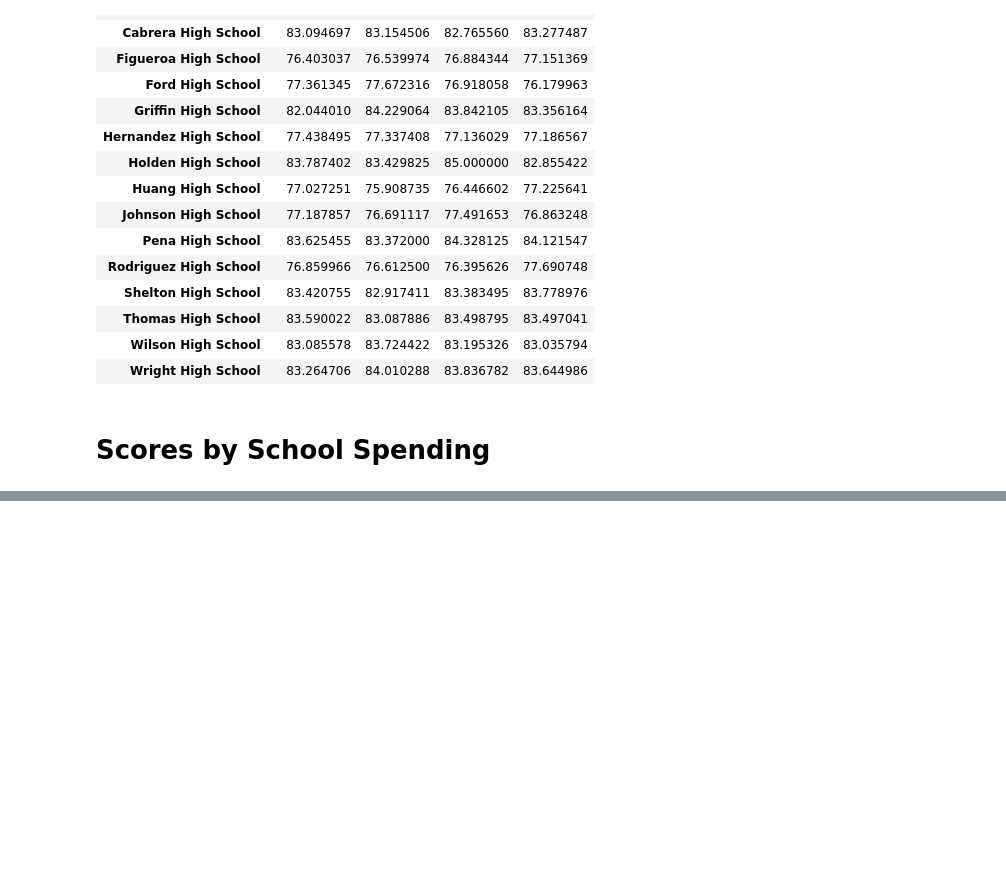
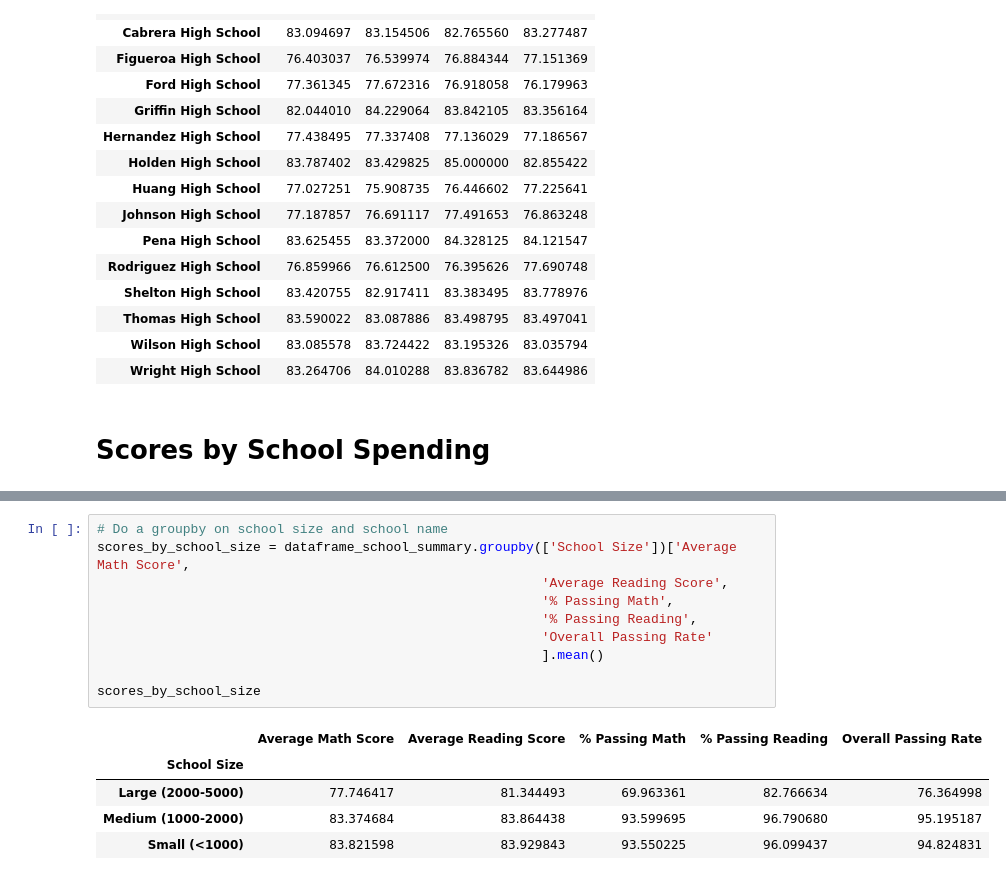
Before and after one commit to perliz77/pandas-challenge, a Jupyter notebook: Academy_Py.ipynb, the cells around one changed output, grey strips where cells are left out. Drawn from its saved outputs; the diff is of its cells as text; blank space fills up the shorter version.

```diff
--- a/Academy_Py.ipynb
+++ b/Academy_Py.ipynb
@@ -561,0 +636,16 @@ scores_by_school_spending
+# %%
+# Do a groupby on school size and school name
+scores_by_school_size = dataframe_school_summary.groupby(['School Size'])['Average Math Score',
+                                                         'Average Reading Score',
+                                                         '% Passing Math',
+                                                         '% Passing Reading',
+                                                         'Overall Passing Rate'
+                                                         ].mean()
+
+scores_by_school_size
+# %% [output]
+|  | Average Math Score | Average Reading Score | % Passing Math | % Passing Reading | Overall Passing Rate |
+| School Size |  |  |  |  |  |
+| Large (2000-5000) | 77.746417 | 81.344493 | 69.963361 | 82.766634 | 76.364998 |
+| Medium (1000-2000) | 83.374684 | 83.864438 | 93.599695 | 96.790680 | 95.195187 |
+| Small (<1000) | 83.821598 | 83.929843 | 93.550225 | 96.099437 | 94.824831 |
```
Also changed, not shown: parts of 8 cells of this notebook.
